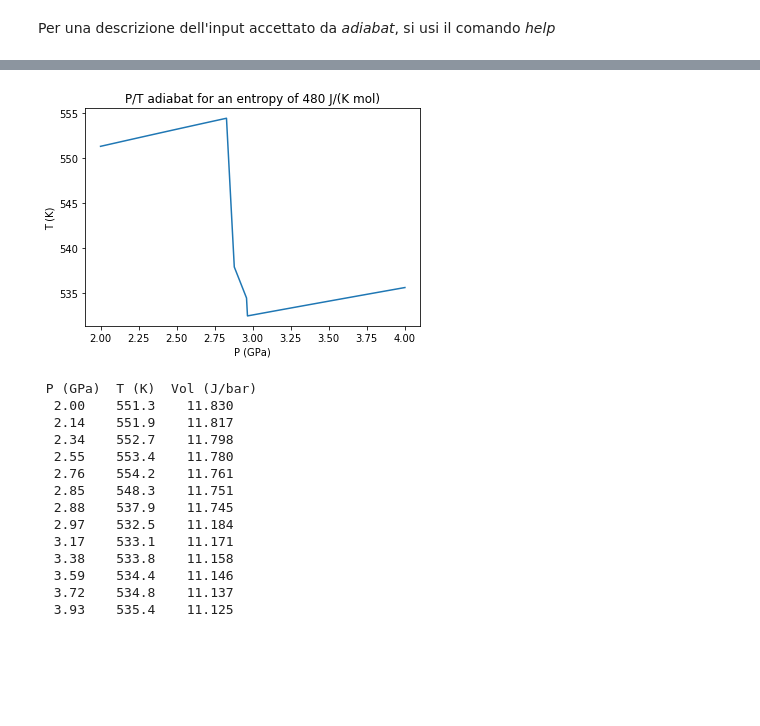
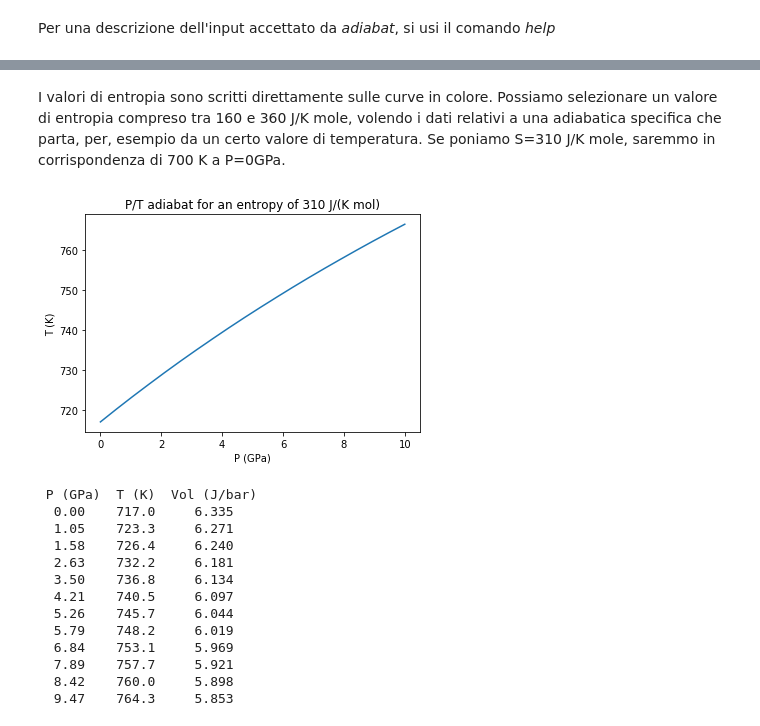
Before and after one commit to Mauro-Prencipe/geochimica, a Jupyter notebook: adiabat.ipynb, the cells around one changed output, grey strips where cells are left out. Drawn from its saved outputs; the diff is of its cells as text; code cells hidden in the pictures; blank space fills up the shorter version.

```diff
--- a/adiabat.ipynb
+++ b/adiabat.ipynb
@@ -154,18 +246,19 @@ adiabat(300,1000,20,1,5,20,grd=True)
-# %%
-adiabat(500,600,30,2,4,30,env=480,nsamp=10)
-# %% [output]
-[figure, removed]
- P (GPa)  T (K)  Vol (J/bar)
-  2.00    551.3    11.830
-  2.14    551.9    11.817
-  2.34    552.7    11.798
-  2.55    553.4    11.780
-  2.76    554.2    11.761
-  2.85    548.3    11.751
-  2.88    537.9    11.745
-  2.97    532.5    11.184
-  3.17    533.1    11.171
-  3.38    533.8    11.158
-  3.59    534.4    11.146
-  3.72    534.8    11.137
-  3.93    535.4    11.125
+# %% [markdown]
+I valori di entropia sono scritti direttamente sulle curve in colore. Possiamo selezionare un valore di entropia compreso tra 160 e 360 J/K mole, volendo i dati relativi a una adiabatica specifica che parta, per, esempio da un certo valore di temperatura. Se poniamo S=310 J/K mole, saremmo in corrispondenza di 700 K a P=0GPa.
+# %%
+adiabat(600,800,20,0,10,20,env=310,phase='ens',nsamp=10)
+# %% [output]
+[figure, added]
+ P (GPa)  T (K)  Vol (J/bar)
+  0.00    717.0     6.335
+  1.05    723.3     6.271
+  1.58    726.4     6.240
+  2.63    732.2     6.181
+  3.50    736.8     6.134
+  4.21    740.5     6.097
+  5.26    745.7     6.044
+  5.79    748.2     6.019
+  6.84    753.1     5.969
+  7.89    757.7     5.921
+  8.42    760.0     5.898
+  9.47    764.3     5.853
```
Also changed, not shown: parts of 41 cells of this notebook, 1 other file.
